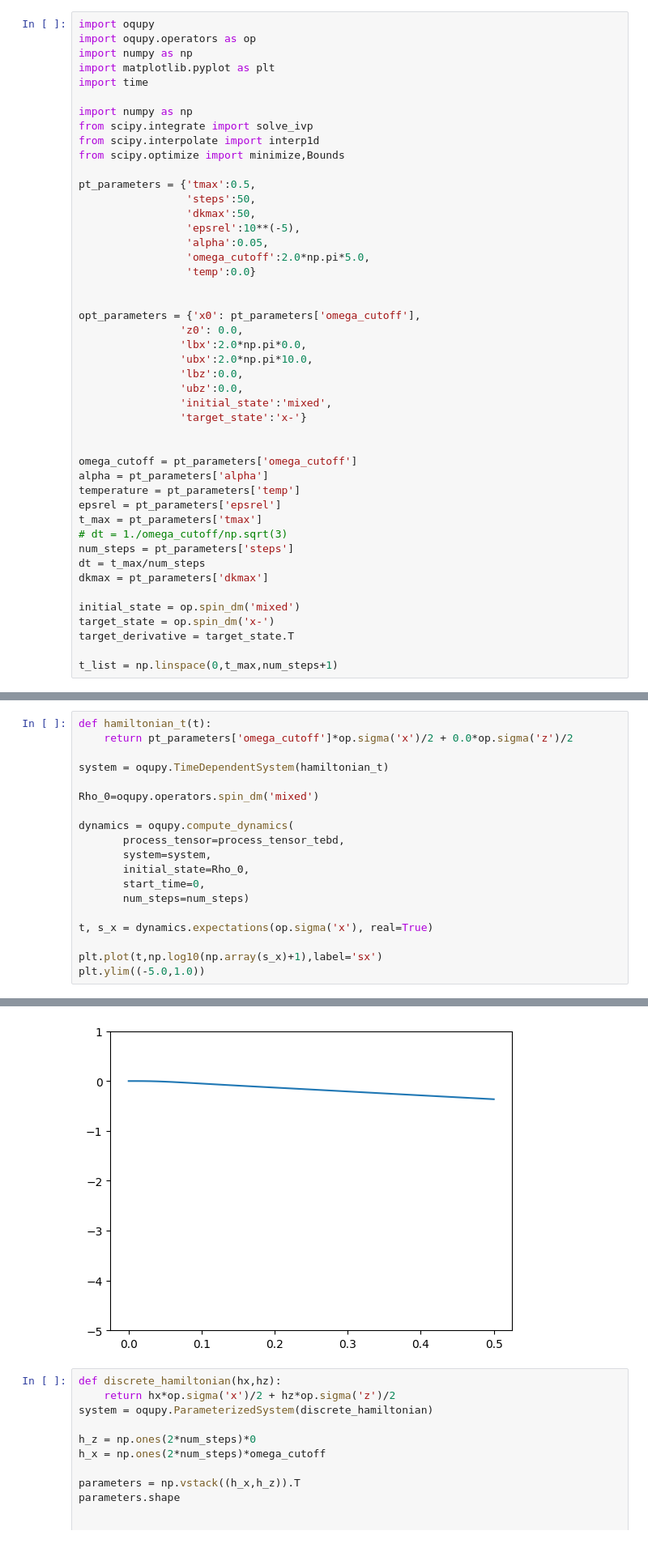
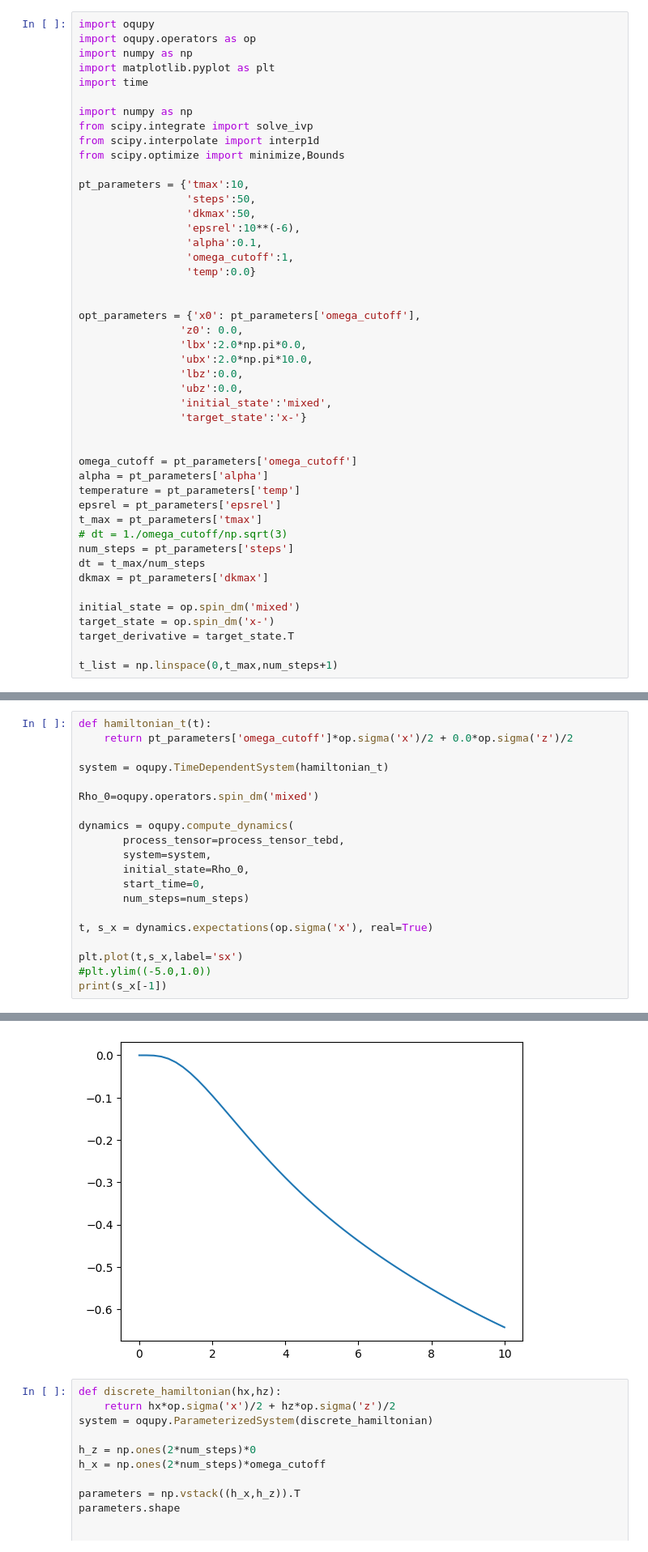
Before and after one commit to ebutler414/OQuPy, a Jupyter notebook: itebd_optimization_example.ipynb, the cells around one changed output, grey strips where cells are left out. Shown at 81% size. Saved outputs shown, nothing was run; the diff lists cells and outputs as text.

```diff
--- a/itebd_optimization_example.ipynb
+++ b/itebd_optimization_example.ipynb
@@ -10,12 +10,12 @@ from scipy.integrate import solve_ivp
 from scipy.interpolate import interp1d
 from scipy.optimize import minimize,Bounds
 
-pt_parameters = {'tmax':0.5,
+pt_parameters = {'tmax':10,
                  'steps':50,
                  'dkmax':50,
-                 'epsrel':10**(-5),
-                 'alpha':0.05,
-                 'omega_cutoff':2.0*np.pi*5.0,
+                 'epsrel':10**(-6),
+                 'alpha':0.1,
+                 'omega_cutoff':1,
                  'temp':0.0}
 
 
@@ -86,7 +129,8 @@ dynamics = oqupy.compute_dynamics(
 
 t, s_x = dynamics.expectations(op.sigma('x'), real=True)
 
-plt.plot(t,np.log10(np.array(s_x)+1),label='sx')
-plt.ylim((-5.0,1.0))
+plt.plot(t,s_x,label='sx')
+#plt.ylim((-5.0,1.0))
+print(s_x[-1])
 # %% [output]
 --> Compute dynamics:
@@ -96,4 +140,4 @@ Elapsed time: 0.8s
-[figure, old version]
+[figure, new version]
 # %%
 def discrete_hamiltonian(hx,hz):
     return hx*op.sigma('x')/2 + hz*op.sigma('z')/2
```
Also changed, not shown: parts of 2 cells of this notebook, 5 other files.
